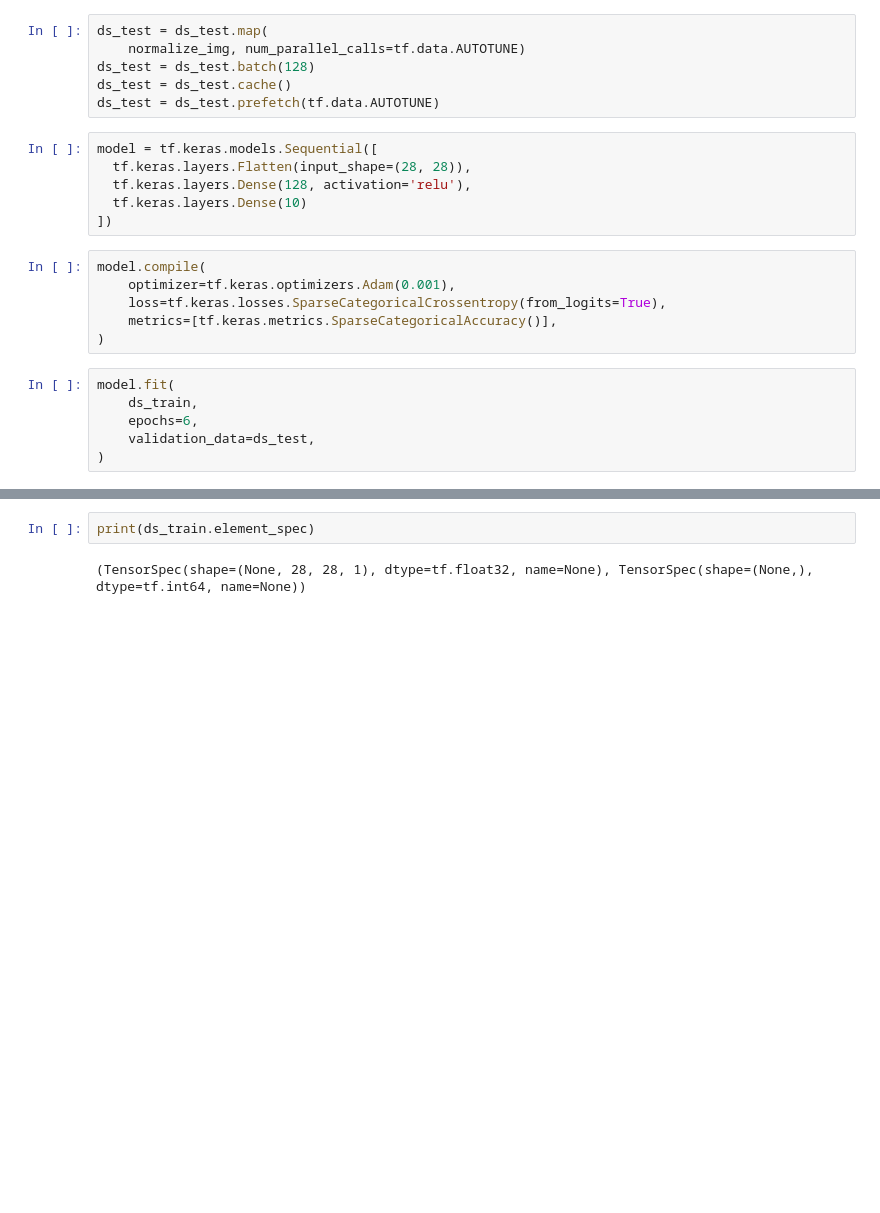
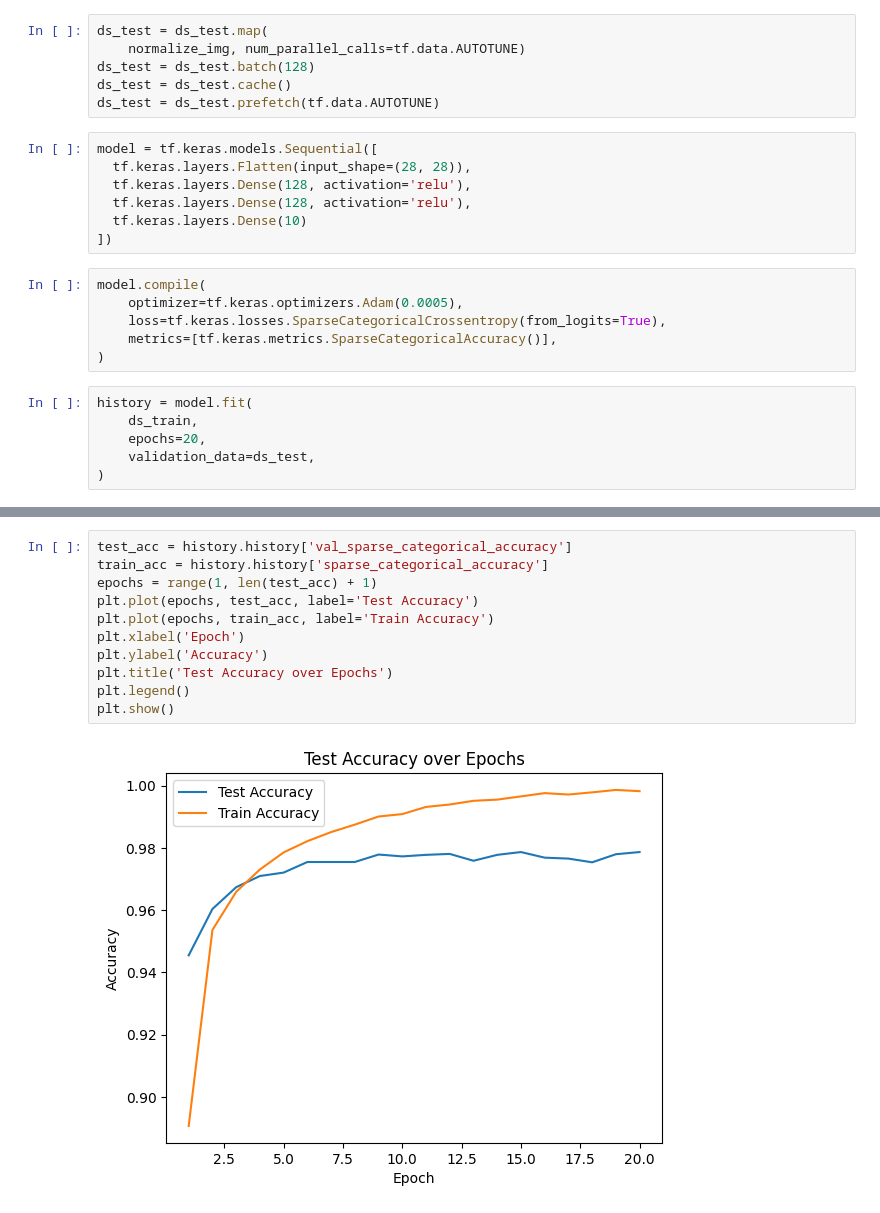
Before and after one commit to finnj00/MNISTClassifier, a Jupyter notebook: sandbox.ipynb, the cells around one changed output, grey strips where cells are left out. Saved outputs shown, nothing was run; the diff lists cells and outputs as text; blank space fills up the shorter version.

```diff
--- a/sandbox.ipynb
+++ b/sandbox.ipynb
@@ -54,18 +36,19 @@ ds_test = ds_test.prefetch(tf.data.AUTOTUNE)
 model = tf.keras.models.Sequential([
   tf.keras.layers.Flatten(input_shape=(28, 28)),
   tf.keras.layers.Dense(128, activation='relu'),
+  tf.keras.layers.Dense(128, activation='relu'),
   tf.keras.layers.Dense(10)
 ])
 # %%
 model.compile(
-    optimizer=tf.keras.optimizers.Adam(0.001),
+    optimizer=tf.keras.optimizers.Adam(0.0005),
     loss=tf.keras.losses.SparseCategoricalCrossentropy(from_logits=True),
     metrics=[tf.keras.metrics.SparseCategoricalAccuracy()],
 )
 # %%
-model.fit(
+history = model.fit(
     ds_train,
-    epochs=6,
+    epochs=20,
     validation_data=ds_test,
 )
 # %% [output]
@@ -90,4 +76,13 @@ model.evaluate(ds_test)
-# %%
-print(ds_train.element_spec)
-# %% [output]
-(TensorSpec(shape=(None, 28, 28, 1), dtype=tf.float32, name=None), TensorSpec(shape=(None,), dtype=tf.int64, name=None))
+# %%
+test_acc = history.history['val_sparse_categorical_accuracy']
+train_acc = history.history['sparse_categorical_accuracy']
+epochs = range(1, len(test_acc) + 1)
+plt.plot(epochs, test_acc, label='Test Accuracy')
+plt.plot(epochs, train_acc, label='Train Accuracy')
+plt.xlabel('Epoch')
+plt.ylabel('Accuracy')
+plt.title('Test Accuracy over Epochs')
+plt.legend()
+plt.show()
+# %% [output]
+[figure, added]
```
Also changed, not shown: parts of 4 cells of this notebook, 1 other file.
